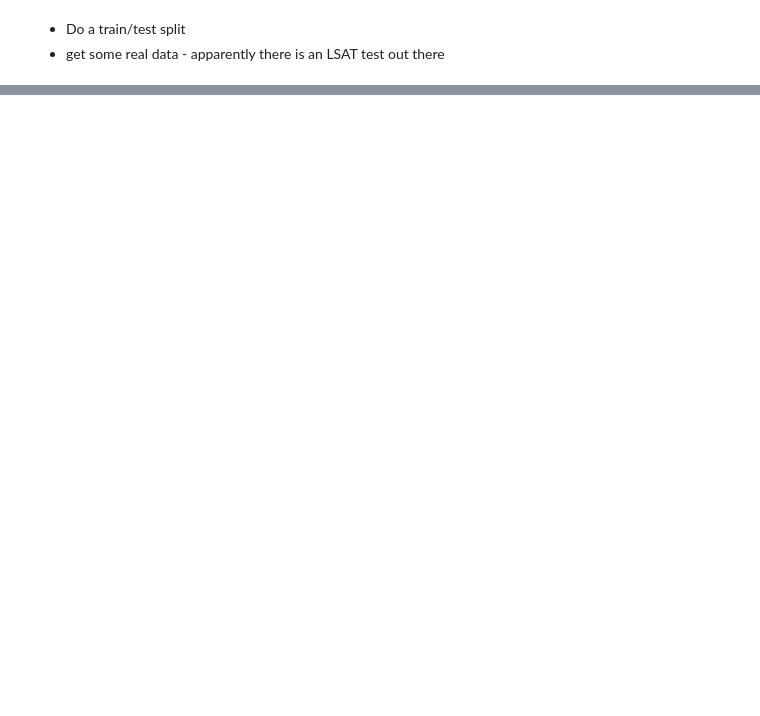
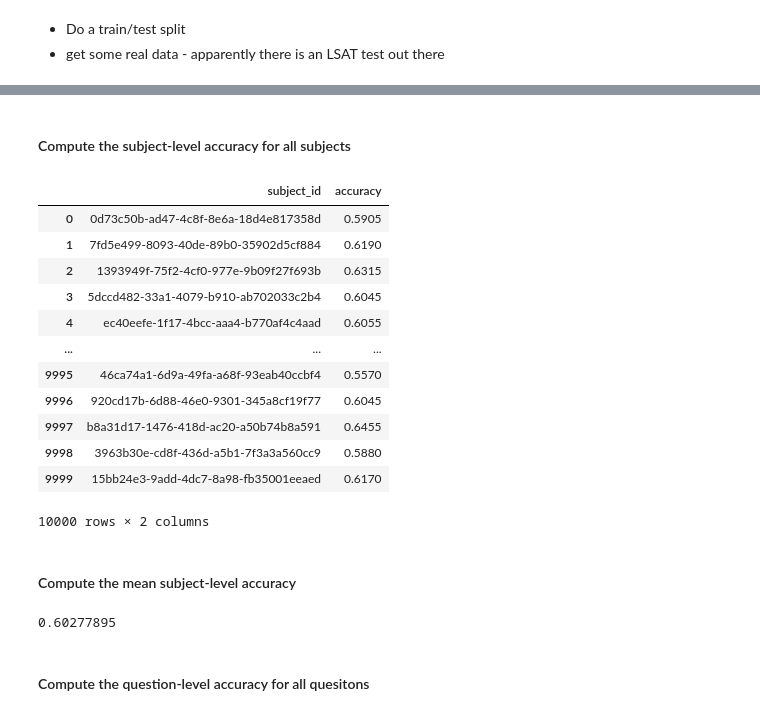
Before and after one commit to daavidstein/IRT, a Jupyter notebook: notebooks/IRT.ipynb, the cells around one changed output, grey strips where cells are left out. Cells and saved outputs as stored; diff of their text form; code cells hidden in the pictures; blank space fills up the shorter version.

```diff
--- a/notebooks/IRT.ipynb
+++ b/notebooks/IRT.ipynb
@@ -75,8 +84,8 @@ plt.hist(abilities)
 #using the diff, disc, and abilities, you know what the probabilities are that any particular student would answer that question correctly.
 #so use that to generate responses for each student and each question
 # %%
-subjects = pd.DataFrame({"id": [str(uuid4()) for i in range(10_000) ], "ability": abilities})
-items = pd.DataFrame({"id": [str(uuid4()) for i in range(2000)], "difficulty": difficulties, "discrimination": discriminations })
+subjects = pd.DataFrame({"id": [str(uuid4()) for i in range(N_SUBJECTS) ], "ability": abilities})
+items = pd.DataFrame({"id": [str(uuid4()) for i in range(N_ITEMS)], "difficulty": difficulties, "discrimination": discriminations })
 # %%
 subjects
 # %% [output]
@@ -170,4 +179,4 @@ write_to_jsonlines(subject_responses, "synthetic_subjects.jsonl")
 │ 201   │ 13359727.3387 │ 13359727.3387 │ 0.0980 │
 └───────┴───────────────┴───────────────┴────────┘
 # %%
-fit_abilities = get_fit_abilities("2pl-params")
+fitted_abilities = get_fitted_abilities("2pl-params")
@@ -226,0 +240,53 @@ true_pred["ability_pred"].hist()
+# %%
+def get_subject_acc(subject_responses: dict, fitted_item_params:pd.DataFrame, fitted_abilities) -> float:
+    """Compute the prediction accuracy for one student
+
+    Args:
+        subject_responses is a dict with the following schema
+        {'subject_id': '0d73c50b-ad47-4c8f-8e6a-18d4e817358d',
+         'responses': {'3a485c21-6079-437d-a580-3bc6f36187e2': 0,
+         ....
+         }
+        item_params is a dataframe with columns item_id, discrimination, difficulty
+
+    """
+
+    #retrieve the 'true' responses
+    y_true_pred= pd.DataFrame({"item_id":subject_responses["responses"].keys(), "correct": subject_responses["responses"].values()})
+    #extract the ability for this subject
+    theta = fitted_abilities[fitted_abilities["subject_id"] ==subject_responses["subject_id"]]["ability"].iloc[0]
+    #use the item response function to predict a probability that the subject will answer the question correctly,
+    #then round the probability to get a 1 or 0 prediction
+    y_true_pred["pred"]= irf(ability=theta, diff=fitted_item_params["difficulty"], disc=fitted_item_params["discrimination"]).round().astype(int)
+    #return the proportion of correct predictions
+    return len(y_true_pred[y_true_pred["correct"] == y_true_pred["pred"]])/N_ITEMS
+# %% [markdown]
+#### Compute the subject-level accuracy for all subjects
+# %%
+subj_acc = dict()
+for subject in subject_responses:
+    subj_acc[subject["subject_id"]] = get_subject_acc(subject_responses=subject, fitted_item_params=fitted_item_params,fitted_abilities=fitted_abilities)
+subj_acc_df = pd.DataFrame({"subject_id": subj_acc.keys(),"accuracy":subj_acc.values()})
+subj_acc_df
+# %% [output]
+|  | subject_id | accuracy |
+| 0 | 0d73c50b-ad47-4c8f-8e6a-18d4e817358d | 0.5905 |
+| 1 | 7fd5e499-8093-40de-89b0-35902d5cf884 | 0.6190 |
+| 2 | 1393949f-75f2-4cf0-977e-9b09f27f693b | 0.6315 |
+| 3 | 5dccd482-33a1-4079-b910-ab702033c2b4 | 0.6045 |
+| 4 | ec40eefe-1f17-4bcc-aaa4-b770af4c4aad | 0.6055 |
+| ... | ... | ... |
+| 9995 | 46ca74a1-6d9a-49fa-a68f-93eab40ccbf4 | 0.5570 |
+| 9996 | 920cd17b-6d88-46e0-9301-345a8cf19f77 | 0.6045 |
+| 9997 | b8a31d17-1476-418d-ac20-a50b74b8a591 | 0.6455 |
+| 9998 | 3963b30e-cd8f-436d-a5b1-7f3a3a560cc9 | 0.5880 |
+| 9999 | 15bb24e3-9add-4dc7-8a98-fb35001eeaed | 0.6170 |
+10000 rows × 2 columns
+# %% [markdown]
+#### Compute the  mean subject-level accuracy
+# %%
+subj_acc_df.accuracy.mean()
+# %% [output]
+0.60277895
+# %% [markdown]
+#### Compute the question-level accuracy for all quesitons
```
Also changed, not shown: parts of 24 cells of this notebook.
